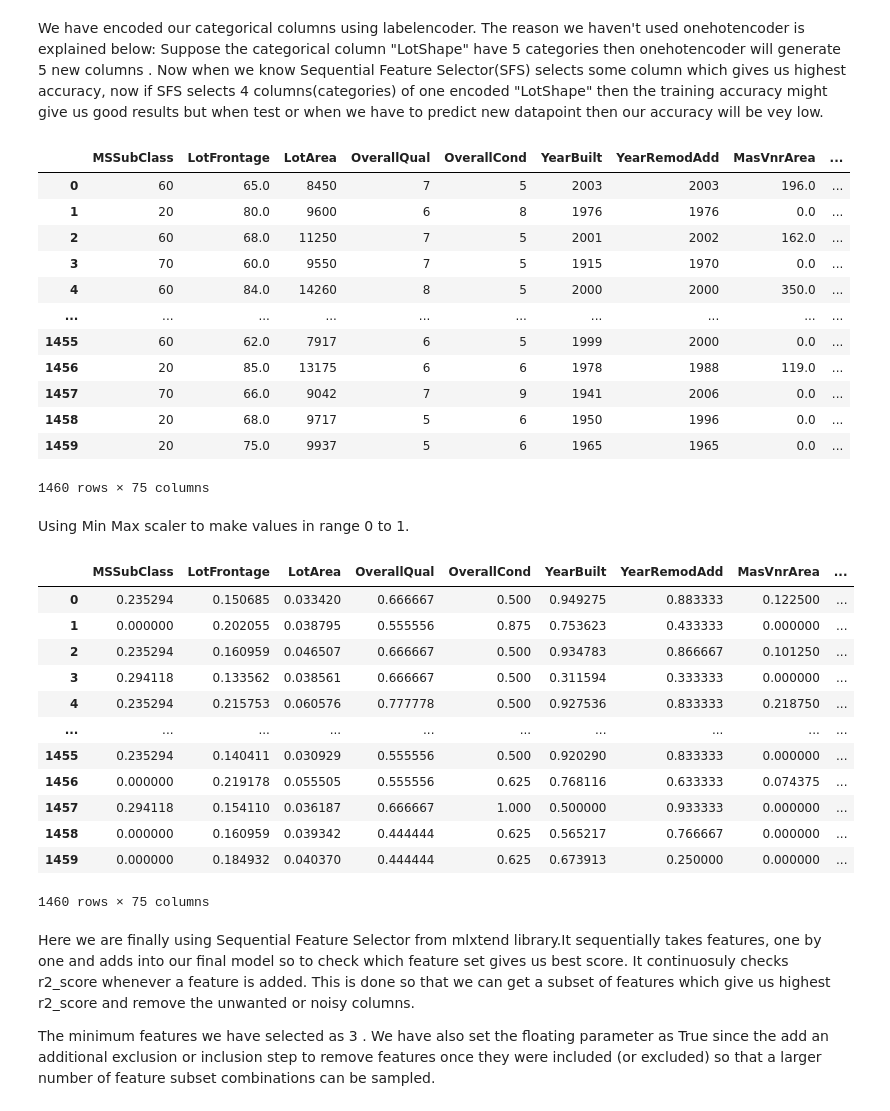
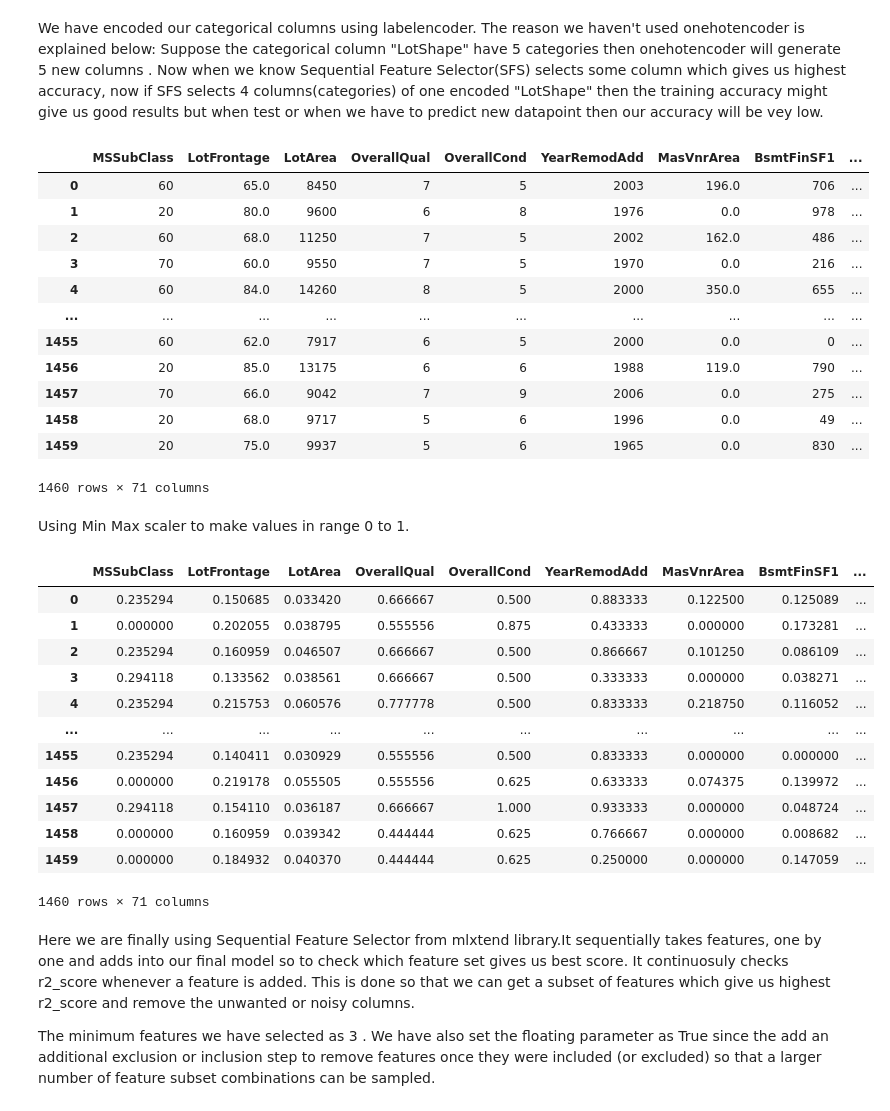
Before and after one commit to Mritunjay1121/house_price_advanced_regression_medium, a Jupyter notebook: Rev - 5-.ipynb, the cells around one changed output. Cells and saved outputs as stored; diff of their text form; code cells hidden in the pictures.

```diff
--- a/Rev - 5-.ipynb
+++ b/Rev - 5-.ipynb
@@ -123,3 +129,5 @@ df_train
 | 1458 | 20 | RL | 68.0 | 9717 | Pave | Reg | Lvl | AllPub | Inside | ... |
 | 1459 | 20 | RL | 75.0 | 9937 | Pave | Reg | Lvl | AllPub | Inside | ... |
 1460 rows × 75 columns
+# %%
+continuous_cols=list(df_train.select_dtypes(include= np.number).columns)
@@ -126,3 +136,12 @@ df_train
+# %%
+most_correlated=dict()
+for col1 in continuous_cols:
+    for col2 in continuous_cols:
+        if col1!=col2 and abs(df_train[col1].corr(df_train[col2],method='spearman'))>=0.80:
+            if (col1 not in most_correlated) and (col2 not in most_correlated):
+                most_correlated[col1]=col2
+# %%
+df_train.drop(columns=list(most_correlated),axis=1,inplace=True)
 # %%
 def fill_null_values(for_numerical_cols:str,for_categorical_cols:str,df_train):
     for cols in df_train.columns:
@@ -192,19 +198,19 @@ df_train=encoding_categorical_cols(df_train=df_train,categorical_columns=categor
 # %%
 df_train
 # %% [output]
-|  | MSSubClass | LotFrontage | LotArea | OverallQual | OverallCond | YearBuilt | YearRemodAdd | MasVnrArea | ... |
-| 0 | 60 | 65.0 | 8450 | 7 | 5 | 2003 | 2003 | 196.0 | ... |
-| 1 | 20 | 80.0 | 9600 | 6 | 8 | 1976 | 1976 | 0.0 | ... |
-| 2 | 60 | 68.0 | 11250 | 7 | 5 | 2001 | 2002 | 162.0 | ... |
-| 3 | 70 | 60.0 | 9550 | 7 | 5 | 1915 | 1970 | 0.0 | ... |
-| 4 | 60 | 84.0 | 14260 | 8 | 5 | 2000 | 2000 | 350.0 | ... |
+|  | MSSubClass | LotFrontage | LotArea | OverallQual | OverallCond | YearRemodAdd | MasVnrArea | BsmtFinSF1 | ... |
+| 0 | 60 | 65.0 | 8450 | 7 | 5 | 2003 | 196.0 | 706 | ... |
+| 1 | 20 | 80.0 | 9600 | 6 | 8 | 1976 | 0.0 | 978 | ... |
+| 2 | 60 | 68.0 | 11250 | 7 | 5 | 2002 | 162.0 | 486 | ... |
+| 3 | 70 | 60.0 | 9550 | 7 | 5 | 1970 | 0.0 | 216 | ... |
+| 4 | 60 | 84.0 | 14260 | 8 | 5 | 2000 | 350.0 | 655 | ... |
 | ... | ... | ... | ... | ... | ... | ... | ... | ... | ... |
-| 1455 | 60 | 62.0 | 7917 | 6 | 5 | 1999 | 2000 | 0.0 | ... |
-| 1456 | 20 | 85.0 | 13175 | 6 | 6 | 1978 | 1988 | 119.0 | ... |
-| 1457 | 70 | 66.0 | 9042 | 7 | 9 | 1941 | 2006 | 0.0 | ... |
-| 1458 | 20 | 68.0 | 9717 | 5 | 6 | 1950 | 1996 | 0.0 | ... |
-| 1459 | 20 | 75.0 | 9937 | 5 | 6 | 1965 | 1965 | 0.0 | ... |
+| 1455 | 60 | 62.0 | 7917 | 6 | 5 | 2000 | 0.0 | 0 | ... |
+| 1456 | 20 | 85.0 | 13175 | 6 | 6 | 1988 | 119.0 | 790 | ... |
+| 1457 | 70 | 66.0 | 9042 | 7 | 9 | 2006 | 0.0 | 275 | ... |
+| 1458 | 20 | 68.0 | 9717 | 5 | 6 | 1996 | 0.0 | 49 | ... |
+| 1459 | 20 | 75.0 | 9937 | 5 | 6 | 1965 | 0.0 | 830 | ... |
-1460 rows × 75 columns
+1460 rows × 71 columns
 # %%
 for col in df_train.columns:
     if df_train[col].isnull().sum()>0:
@@ -213,22 +219,22 @@ for col in df_train.columns:
 Using Min Max scaler to make values in range 0 to 1.
 # %%
 scaler=scaler=MinMaxScaler()
-df_train=pd.DataFrame(scaler.fit_transform(df_train),columns=df_train.columns,)
+df_train=pd.DataFrame(scaler.fit_transform(df_train),columns=df_train.columns)
 df_train
 # %% [output]
-|  | MSSubClass | LotFrontage | LotArea | OverallQual | OverallCond | YearBuilt | YearRemodAdd | MasVnrArea | ... |
-| 0 | 0.235294 | 0.150685 | 0.033420 | 0.666667 | 0.500 | 0.949275 | 0.883333 | 0.122500 | ... |
-| 1 | 0.000000 | 0.202055 | 0.038795 | 0.555556 | 0.875 | 0.753623 | 0.433333 | 0.000000 | ... |
-| 2 | 0.235294 | 0.160959 | 0.046507 | 0.666667 | 0.500 | 0.934783 | 0.866667 | 0.101250 | ... |
-| 3 | 0.294118 | 0.133562 | 0.038561 | 0.666667 | 0.500 | 0.311594 | 0.333333 | 0.000000 | ... |
-| 4 | 0.235294 | 0.215753 | 0.060576 | 0.777778 | 0.500 | 0.927536 | 0.833333 | 0.218750 | ... |
+|  | MSSubClass | LotFrontage | LotArea | OverallQual | OverallCond | YearRemodAdd | MasVnrArea | BsmtFinSF1 | ... |
+| 0 | 0.235294 | 0.150685 | 0.033420 | 0.666667 | 0.500 | 0.883333 | 0.122500 | 0.125089 | ... |
+| 1 | 0.000000 | 0.202055 | 0.038795 | 0.555556 | 0.875 | 0.433333 | 0.000000 | 0.173281 | ... |
+| 2 | 0.235294 | 0.160959 | 0.046507 | 0.666667 | 0.500 | 0.866667 | 0.101250 | 0.086109 | ... |
+| 3 | 0.294118 | 0.133562 | 0.038561 | 0.666667 | 0.500 | 0.333333 | 0.000000 | 0.038271 | ... |
+| 4 | 0.235294 | 0.215753 | 0.060576 | 0.777778 | 0.500 | 0.833333 | 0.218750 | 0.116052 | ... |
 | ... | ... | ... | ... | ... | ... | ... | ... | ... | ... |
-| 1455 | 0.235294 | 0.140411 | 0.030929 | 0.555556 | 0.500 | 0.920290 | 0.833333 | 0.000000 | ... |
-| 1456 | 0.000000 | 0.219178 | 0.055505 | 0.555556 | 0.625 | 0.768116 | 0.633333 | 0.074375 | ... |
-| 1457 | 0.294118 | 0.154110 | 0.036187 | 0.666667 | 1.000 | 0.500000 | 0.933333 | 0.000000 | ... |
-| 1458 | 0.000000 | 0.160959 | 0.039342 | 0.444444 | 0.625 | 0.565217 | 0.766667 | 0.000000 | ... |
-| 1459 | 0.000000 | 0.184932 | 0.040370 | 0.444444 | 0.625 | 0.673913 | 0.250000 | 0.000000 | ... |
+| 1455 | 0.235294 | 0.140411 | 0.030929 | 0.555556 | 0.500 | 0.833333 | 0.000000 | 0.000000 | ... |
+| 1456 | 0.000000 | 0.219178 | 0.055505 | 0.555556 | 0.625 | 0.633333 | 0.074375 | 0.139972 | ... |
+| 1457 | 0.294118 | 0.154110 | 0.036187 | 0.666667 | 1.000 | 0.933333 | 0.000000 | 0.048724 | ... |
+| 1458 | 0.000000 | 0.160959 | 0.039342 | 0.444444 | 0.625 | 0.766667 | 0.000000 | 0.008682 | ... |
+| 1459 | 0.000000 | 0.184932 | 0.040370 | 0.444444 | 0.625 | 0.250000 | 0.000000 | 0.147059 | ... |
-1460 rows × 75 columns
+1460 rows × 71 columns
 # %%
 from sklearn.metrics import r2_score
 # %%
```
Also changed, not shown: parts of 22 cells of this notebook, 16 other files.
